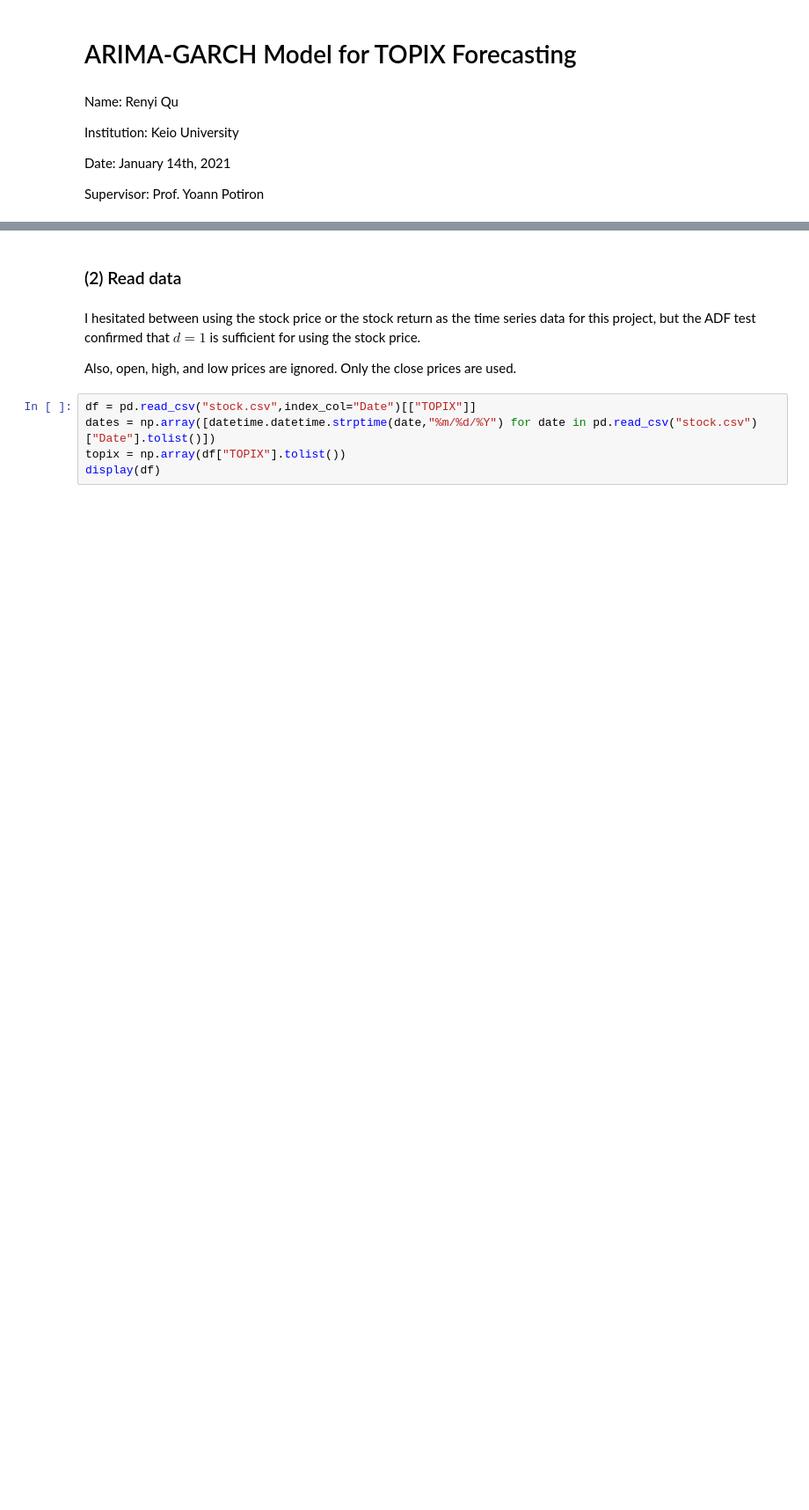
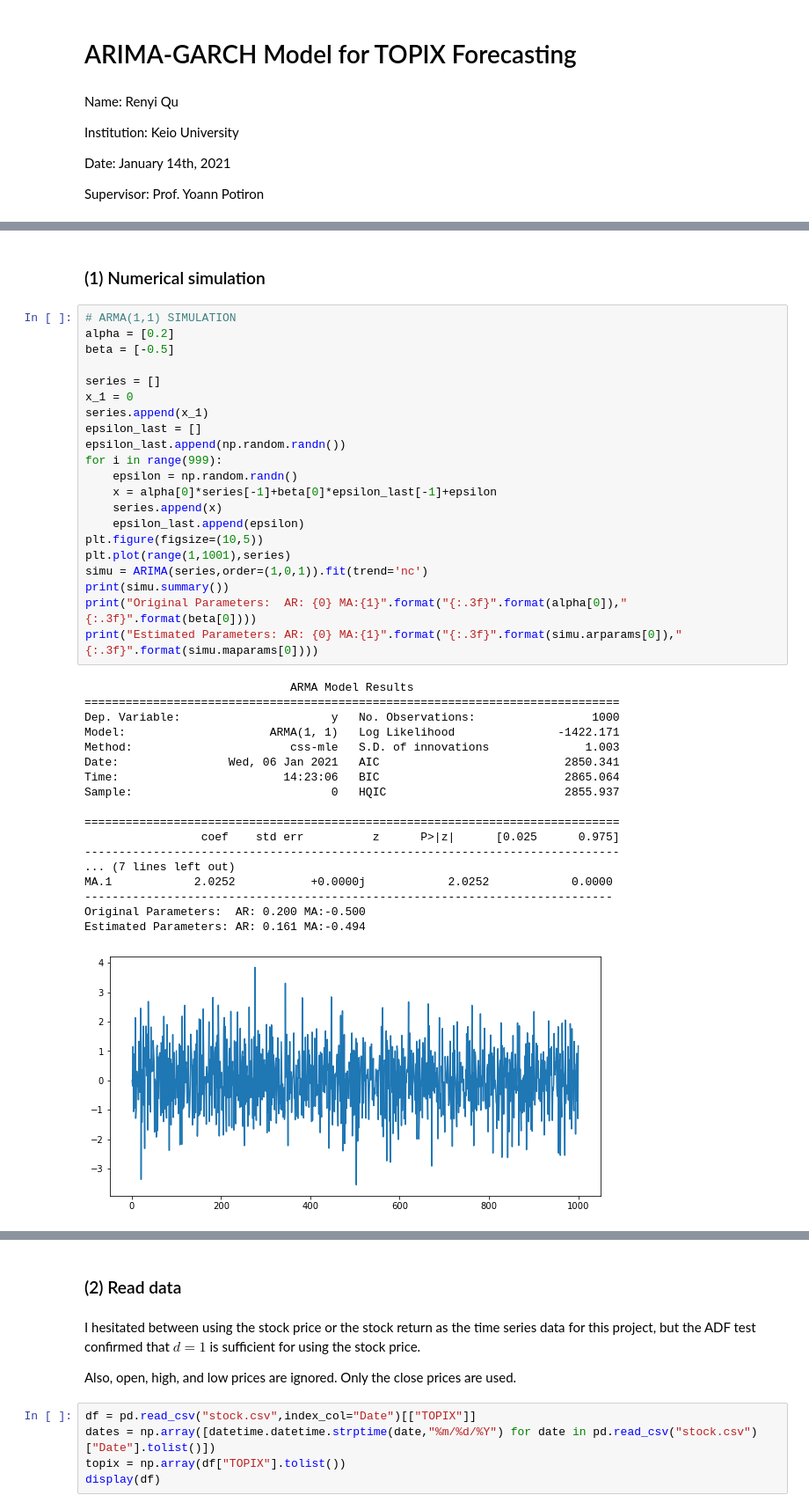
Before and after one commit to toastedqu/arima_garch_topix, a Jupyter notebook: project.ipynb, the cells around one changed output, grey strips where cells are left out. Shown at 88% size. Saved outputs shown, nothing was run; the diff lists cells and outputs as text; blank space fills up the shorter version.

Commit message:
added numerical simulation

```diff
--- a/project.ipynb
+++ b/project.ipynb
@@ -23,0 +26,42 @@ from arch import arch_model
+# %% [markdown]
+### (1) Numerical simulation
+# %%
+# ARMA(1,1) SIMULATION
+alpha = [0.2]
+beta = [-0.5]
+
+series = []
+x_1 = 0
+series.append(x_1)
+epsilon_last = []
+epsilon_last.append(np.random.randn())
+for i in range(999):
+    epsilon = np.random.randn()
+    x = alpha[0]*series[-1]+beta[0]*epsilon_last[-1]+epsilon
+    series.append(x)
+    epsilon_last.append(epsilon)
+plt.figure(figsize=(10,5))
+plt.plot(range(1,1001),series)
+simu = ARIMA(series,order=(1,0,1)).fit(trend='nc')
+print(simu.summary())
+print("Original Parameters:  AR: {0} MA:{1}".format("{:.3f}".format(alpha[0]),"{:.3f}".format(beta[0])))
+print("Estimated Parameters: AR: {0} MA:{1}".format("{:.3f}".format(simu.arparams[0]),"{:.3f}".format(simu.maparams[0])))
+# %% [output]
+                              ARMA Model Results
+==============================================================================
+Dep. Variable:                      y   No. Observations:                 1000
+Model:                     ARMA(1, 1)   Log Likelihood               -1422.171
+Method:                       css-mle   S.D. of innovations              1.003
+Date:                Wed, 06 Jan 2021   AIC                           2850.341
+Time:                        14:23:06   BIC                           2865.064
+Sample:                             0   HQIC                          2855.937
+
+==============================================================================
+                 coef    std err          z      P>|z|      [0.025      0.975]
+------------------------------------------------------------------------------
+... (7 lines left out)
+MA.1            2.0252           +0.0000j            2.0252            0.0000
+-----------------------------------------------------------------------------
+Original Parameters:  AR: 0.200 MA:-0.500
+Estimated Parameters: AR: 0.161 MA:-0.494
+[figure, added]
```
Also changed, not shown: parts of 11 cells of this notebook.
